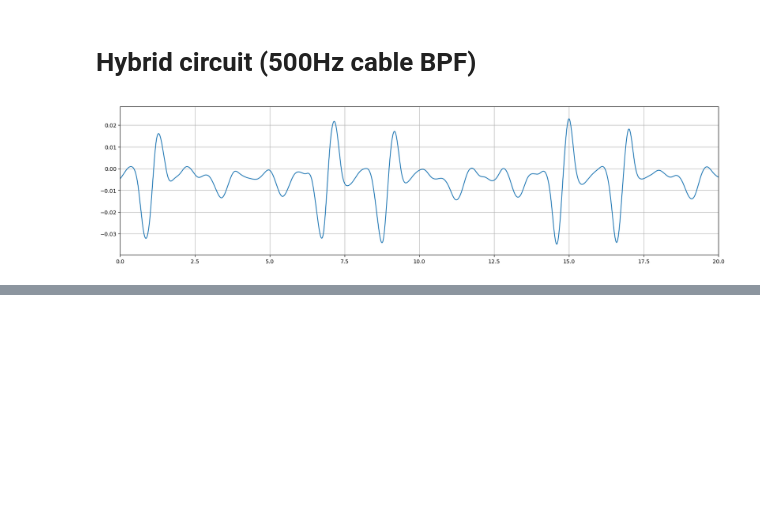
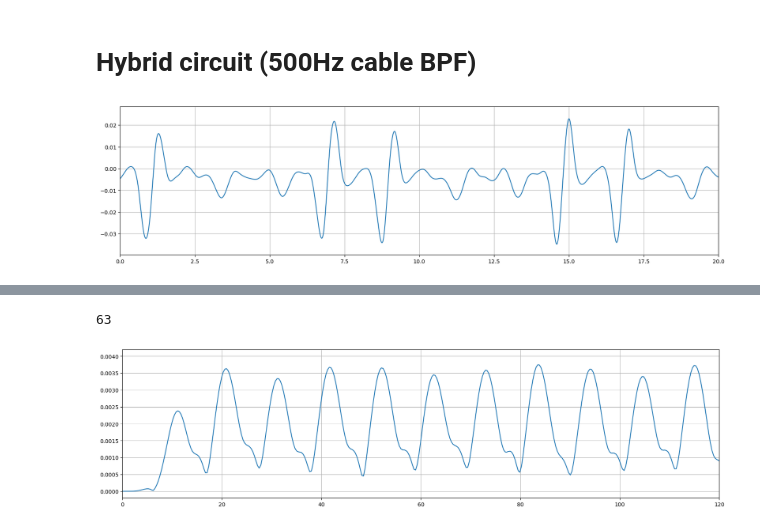
Before and after one commit to slaclab/kek-bpm-rfsoc-dev, a Jupyter notebook: software/notebooks/hybrid_waveform.ipynb, the cells around one changed output, grey strips where cells are left out. Saved outputs shown, nothing was run; the diff lists cells and outputs as text; code cells hidden in the pictures; blank space fills up the shorter version.

```diff
--- a/software/notebooks/hybrid_waveform.ipynb
+++ b/software/notebooks/hybrid_waveform.ipynb
@@ -274,0 +55,25 @@ plt.grid()
+# %%
+h=[0.000000000000000000, -0.000003761626366296,-0.000023108600556681,-0.000070181299351294,-0.000156383040298898,-0.000290946582610021,-0.000478908766382416,-0.000718522630895229,-0.000998287994100151,-0.001293935561982801,-0.001565828137811183,-0.001757318494212121,-0.001794605571167997,-0.001588546884271016,-0.001038715453155498, -0.000039747361828932,0.001510263369209664,0.003699867705185092,0.006593681474405179,0.010222147688523151,0.014572771082472864,0.019583933396682594,0.025142242325415006,0.031084085097223258, 0.037201674014594788, 0.043253424988365173,0.048978050186079633, 0.054111325560085473,0.058404163990957311,0.061640426928329231,0.063652869172581450,0.064335742049761585,0.063652869172581464,0.061640426928329231, 0.058404163990957311, 0.054111325560085473,0.048978050186079647, 0.043253424988365173, 0.037201674014594802,0.031084085097223272,0.025142242325415013,0.019583933396682598,0.014572771082472864, 0.010222147688523158, 0.006593681474405186,0.003699867705185093,0.001510263369209666,-0.000039747361828932,-0.001038715453155498,-0.001588546884271017,-0.001794605571167997,-0.001757318494212124, -0.001565828137811183, -0.001293935561982803,-0.000998287994100151,-0.000718522630895228,-0.000478908766382416,-0.000290946582610021,-0.000156383040298898, -0.000070181299351294,-0.000023108600556682,-0.000003761626366296,0.000000000000000000]
+len(h)
+# %% [output]
+63
+# %%
+#NCO and FIR filter
+mixer_frequency_down = 500e6
+t=np.arange(0,len(newwaveform))*1000/4072
+i_signal_down = newwaveform * np.cos(2 * np.pi * mixer_frequency_down * t * 1e-9)
+q_signal_down = newwaveform * np.sin(2 * np.pi * mixer_frequency_down * t * 1e-9)
+
+i_conv_down = np.convolve(i_signal_down, h)
+q_conv_down = np.convolve(q_signal_down, h)
+
+mag_down=(i_conv_down**2+q_conv_down**2)**0.5
+
+t2=np.arange(0,len(mag_down))*1000/3054
+plt.figure(figsize=(20,5))
+plt.plot(t2,mag_down)
+plt.xlim(0,120)
+plt.grid()
+plt.show()
+# %% [output]
+[figure, added]
```
Also changed, not shown: parts of 16 cells of this notebook, 4 other files.
